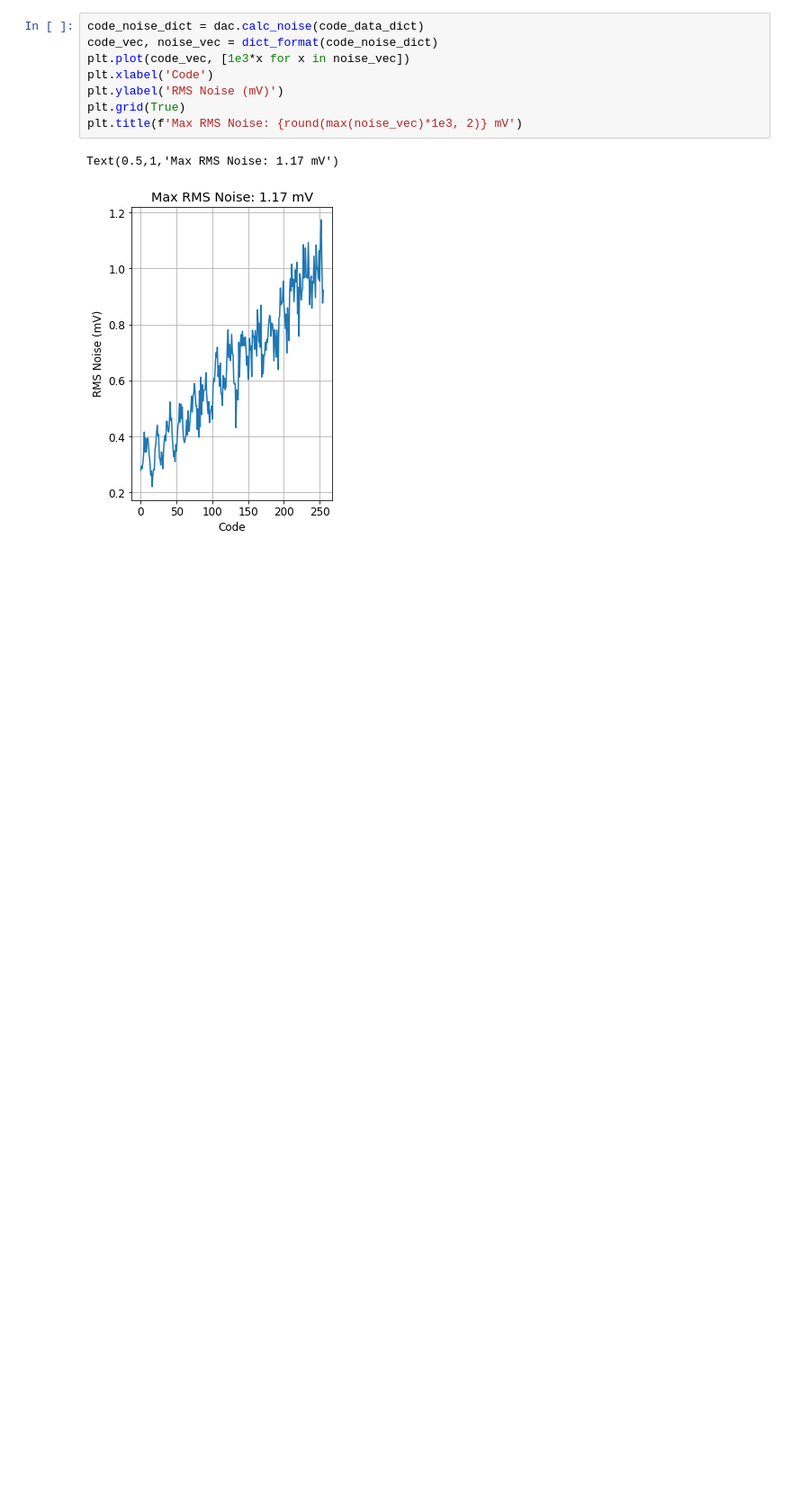
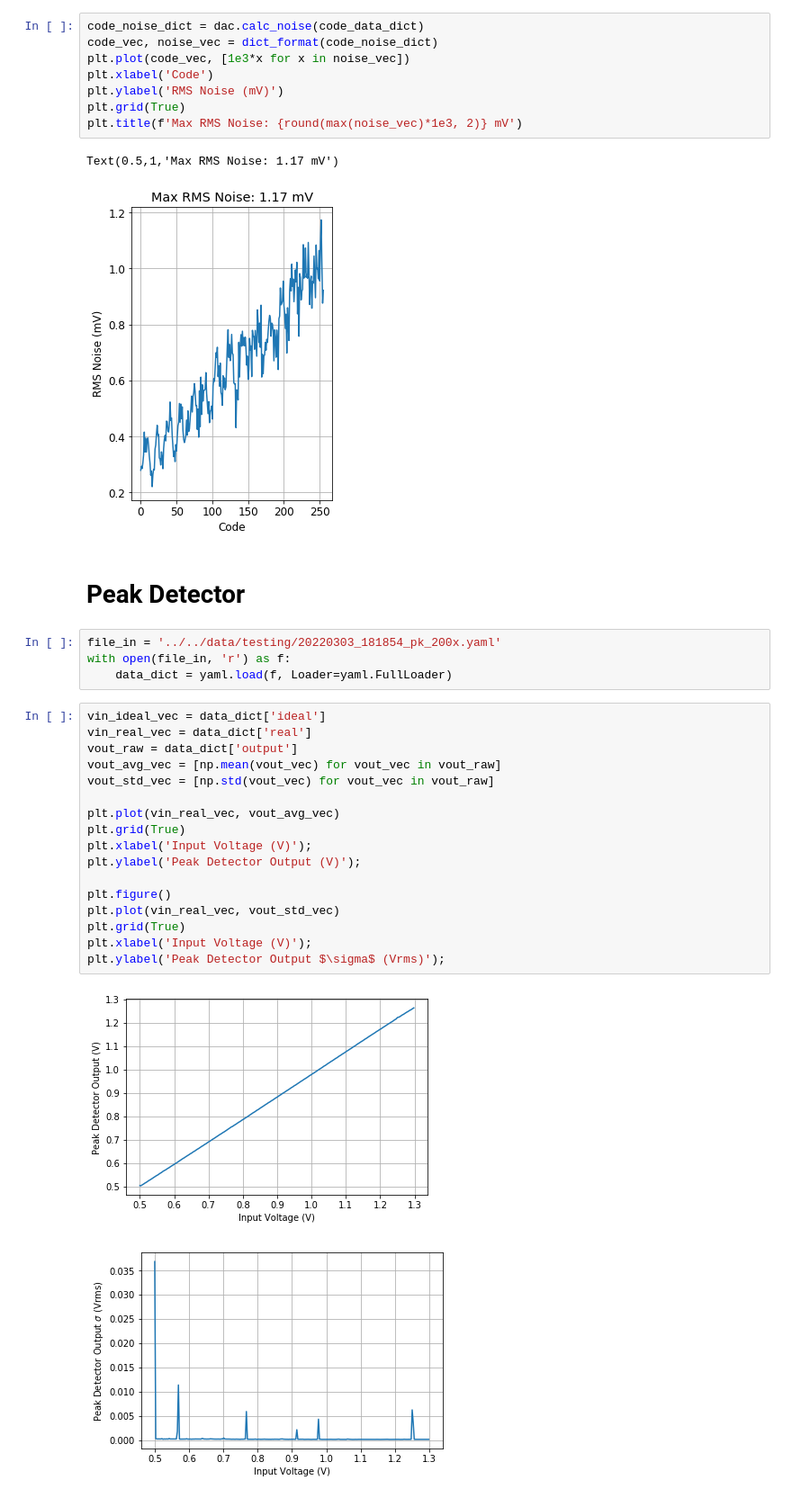
Before and after one commit to iiSmiley/span-ion-code, a Jupyter notebook: testing/plotting.ipynb, the cells around one changed output. Shown at 90% size. Drawn from its saved outputs; the diff is of its cells as text; blank space fills up the shorter version.

```diff
--- a/testing/plotting.ipynb
+++ b/testing/plotting.ipynb
@@ -153,3 +154,29 @@ plt.title(f'Max RMS Noise: {round(max(noise_vec)*1e3, 2)} mV')
 # %% [output]
 Text(0.5,1,'Max RMS Noise: 1.17 mV')
 [figure]
+# %% [markdown]
+<h1>Peak Detector</h1>
+# %%
+file_in = '../../data/testing/20220303_181854_pk_200x.yaml'
+with open(file_in, 'r') as f:
+    data_dict = yaml.load(f, Loader=yaml.FullLoader)
+# %%
+vin_ideal_vec = data_dict['ideal']
+vin_real_vec = data_dict['real']
+vout_raw = data_dict['output']
+vout_avg_vec = [np.mean(vout_vec) for vout_vec in vout_raw]
+vout_std_vec = [np.std(vout_vec) for vout_vec in vout_raw]
+
+plt.plot(vin_real_vec, vout_avg_vec)
+plt.grid(True)
+plt.xlabel('Input Voltage (V)');
+plt.ylabel('Peak Detector Output (V)');
+
+plt.figure()
+plt.plot(vin_real_vec, vout_std_vec)
+plt.grid(True)
+plt.xlabel('Input Voltage (V)');
+plt.ylabel('Peak Detector Output $\sigma$ (Vrms)');
+# %% [output]
+[figure, added]
+[figure, added]
```
Also changed, not shown: parts of 2 cells of this notebook, 3 other files.
